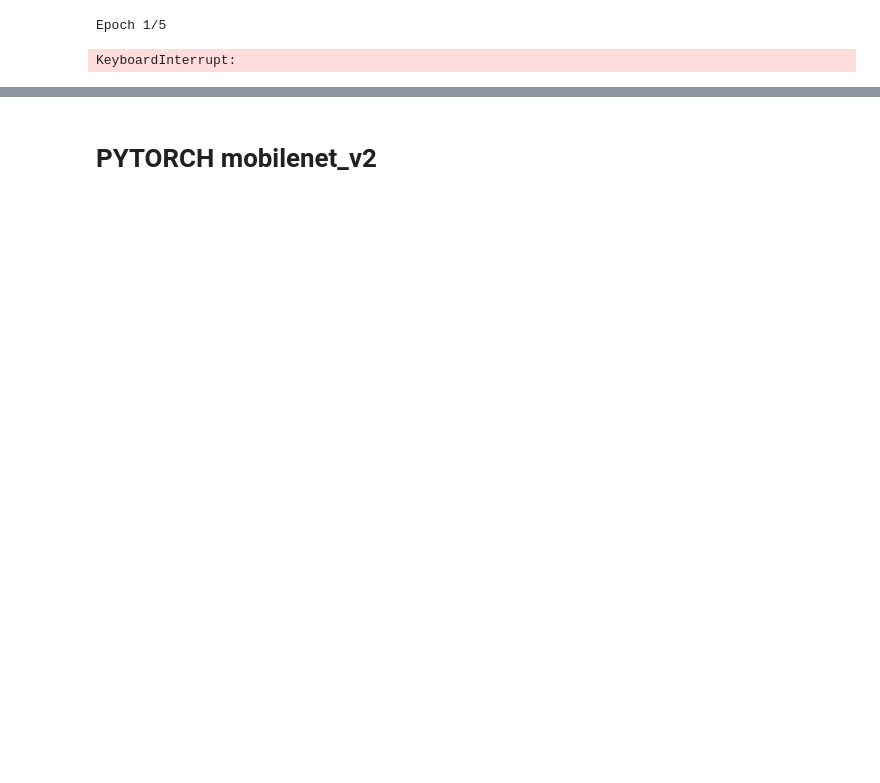
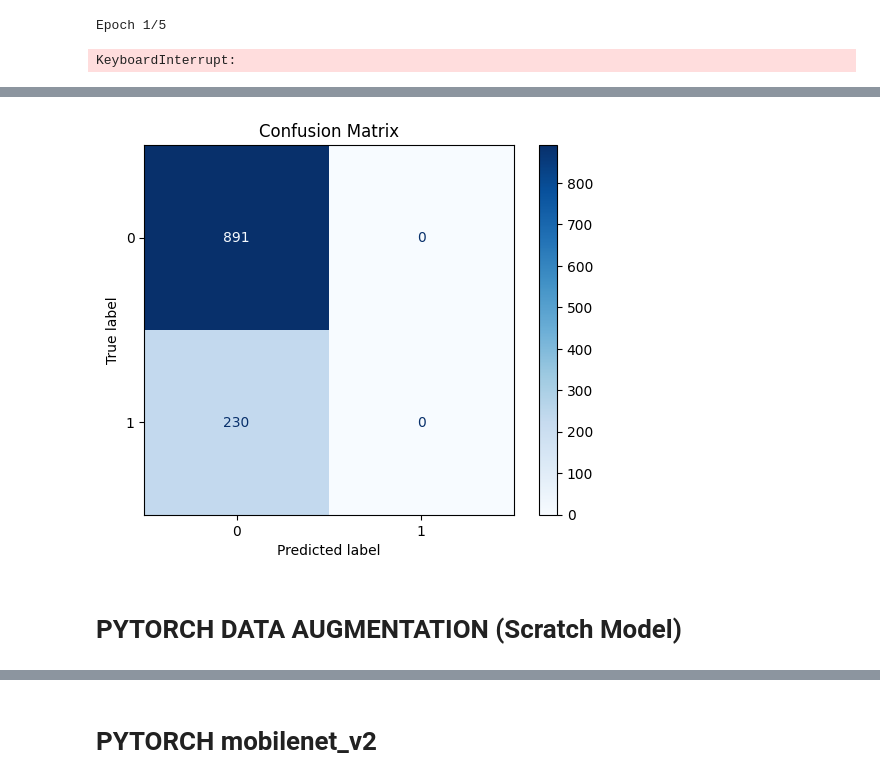
Before and after one commit to arsenilsina/ChestXRay-Classifier, a Jupyter notebook: nih_chest_xray.ipynb, the cells around one changed output, grey strips where cells are left out. Drawn from its saved outputs; the diff is of its cells as text; code cells hidden in the pictures; blank space fills up the shorter version.

```diff
--- a/nih_chest_xray.ipynb
+++ b/nih_chest_xray.ipynb
@@ -441,0 +790,45 @@ KeyboardInterrupt:
+# %%
+from sklearn.metrics import confusion_matrix, ConfusionMatrixDisplay
+import matplotlib.pyplot as plt
+
+def plot_confusion_matrix(model, dataloader, device):
+    """
+    Compute and plot the confusion matrix for the model's predictions.
+
+    Args:
+        model (nn.Module): Trained PyTorch model.
+        dataloader (DataLoader): Dataloader for test data.
+        device (torch.device): Device to run the computations on (CPU/GPU).
+    """
+    model.eval()  # Set the model to evaluation mode
+
+    all_labels = []
+    all_preds = []
+
+    with torch.no_grad():
+        for inputs, labels in dataloader:
+            inputs = inputs.to(device)
+            labels = labels.to(device)
+
+            # Forward pass
+            outputs = model(inputs)
+            _, preds = torch.max(outputs, 1)
+
+            # Store true labels and predictions
+            all_labels.extend(labels.cpu().numpy())
+            all_preds.extend(preds.cpu().numpy())
+
+    # Compute confusion matrix
+    cm = confusion_matrix(all_labels, all_preds)
+    disp = ConfusionMatrixDisplay(confusion_matrix=cm, display_labels=list(range(len(cm))))
+
+    # Plot the confusion matrix
+    disp.plot(cmap=plt.cm.Blues)
+    plt.title("Confusion Matrix")
+    plt.show()
+# %%
+plot_confusion_matrix(model, test_loader, device)
+# %% [output]
+[figure, added]
+# %% [markdown]
+# PYTORCH DATA AUGMENTATION (Scratch Model)
```
Also changed, not shown: parts of 69 cells of this notebook.
